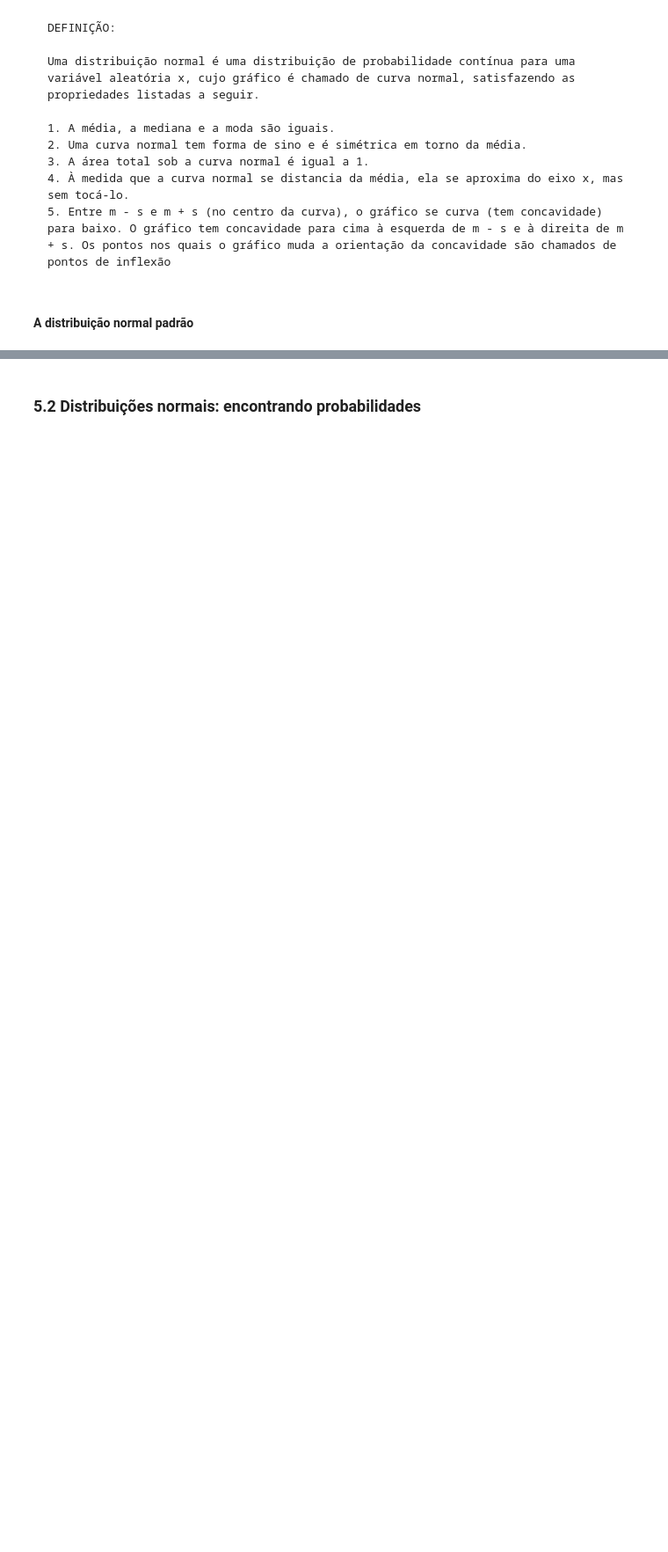
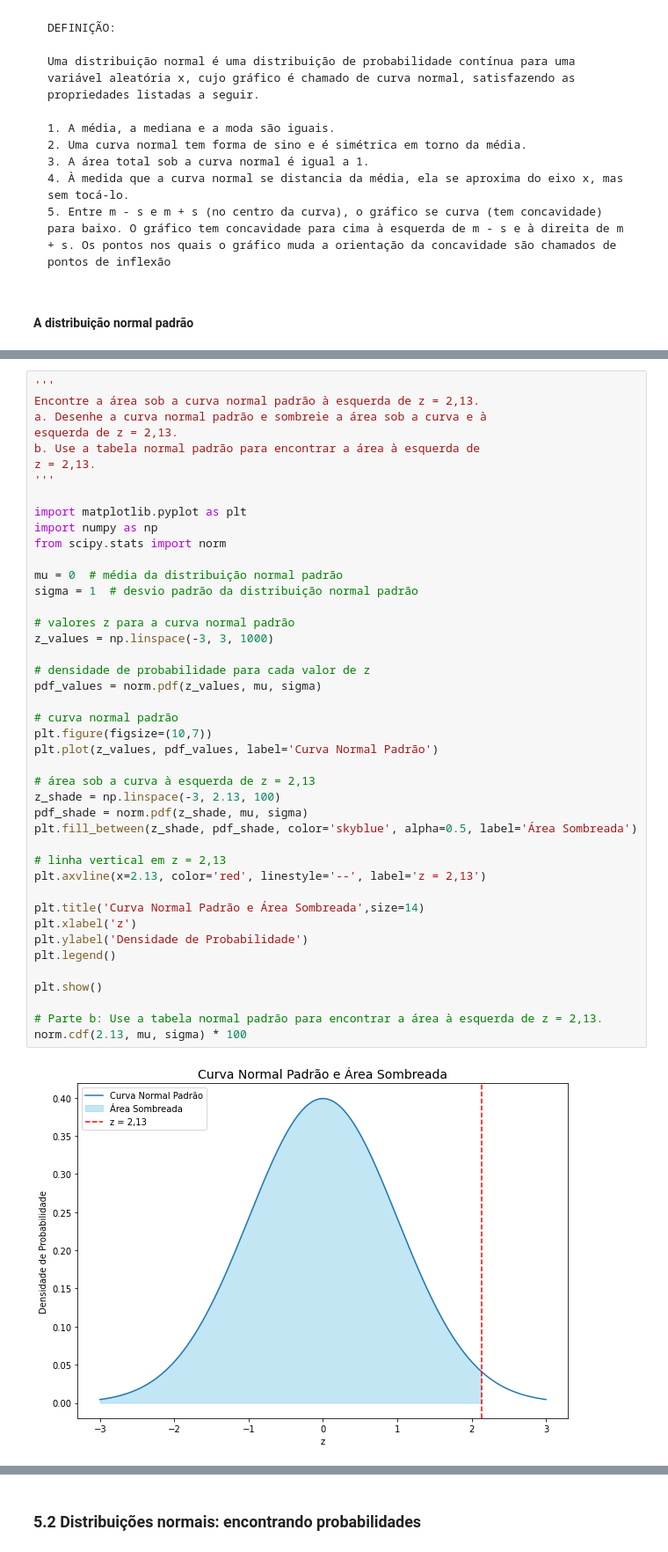
Before and after one commit to FranciscoFoz/math-stats-training, a Jupyter notebook: Estatística/Livro/estatistica_aplicada.ipynb, the cells around one changed output, grey strips where cells are left out. Shown at 88% size. Cells and saved outputs as stored; diff of their text form; blank space fills up the shorter version.

Commit message:
Continuando probabilidade dist normal

```diff
--- a/Estatística/Livro/estatistica_aplicada.ipynb
+++ b/Estatística/Livro/estatistica_aplicada.ipynb
@@ -2049,0 +2067,45 @@ Por exemplo, a pressão sanguínea sistólica dos humanos, a vida útil de telev
+# %%
+'''
+Encontre a área sob a curva normal padrão à esquerda de z = 2,13.
+a. Desenhe a curva normal padrão e sombreie a área sob a curva e à
+esquerda de z = 2,13.
+b. Use a tabela normal padrão para encontrar a área à esquerda de
+z = 2,13.
+'''
+
+import matplotlib.pyplot as plt
+import numpy as np
+from scipy.stats import norm
+
+mu = 0  # média da distribuição normal padrão
+sigma = 1  # desvio padrão da distribuição normal padrão
+
+# valores z para a curva normal padrão
+z_values = np.linspace(-3, 3, 1000)
+
+# densidade de probabilidade para cada valor de z
+pdf_values = norm.pdf(z_values, mu, sigma)
+
+# curva normal padrão
+plt.figure(figsize=(10,7))
+plt.plot(z_values, pdf_values, label='Curva Normal Padrão')
+
+# área sob a curva à esquerda de z = 2,13
+z_shade = np.linspace(-3, 2.13, 100)
+pdf_shade = norm.pdf(z_shade, mu, sigma)
+plt.fill_between(z_shade, pdf_shade, color='skyblue', alpha=0.5, label='Área Sombreada')
+
+# linha vertical em z = 2,13
+plt.axvline(x=2.13, color='red', linestyle='--', label='z = 2,13')
+
+plt.title('Curva Normal Padrão e Área Sombreada',size=14)
+plt.xlabel('z')
+plt.ylabel('Densidade de Probabilidade')
+plt.legend()
+
+plt.show()
+
+# Parte b: Use a tabela normal padrão para encontrar a área à esquerda de z = 2,13.
+norm.cdf(2.13, mu, sigma) * 100
+# %% [output]
+[figure, added]
```
Also changed, not shown: parts of 12 cells of this notebook.
